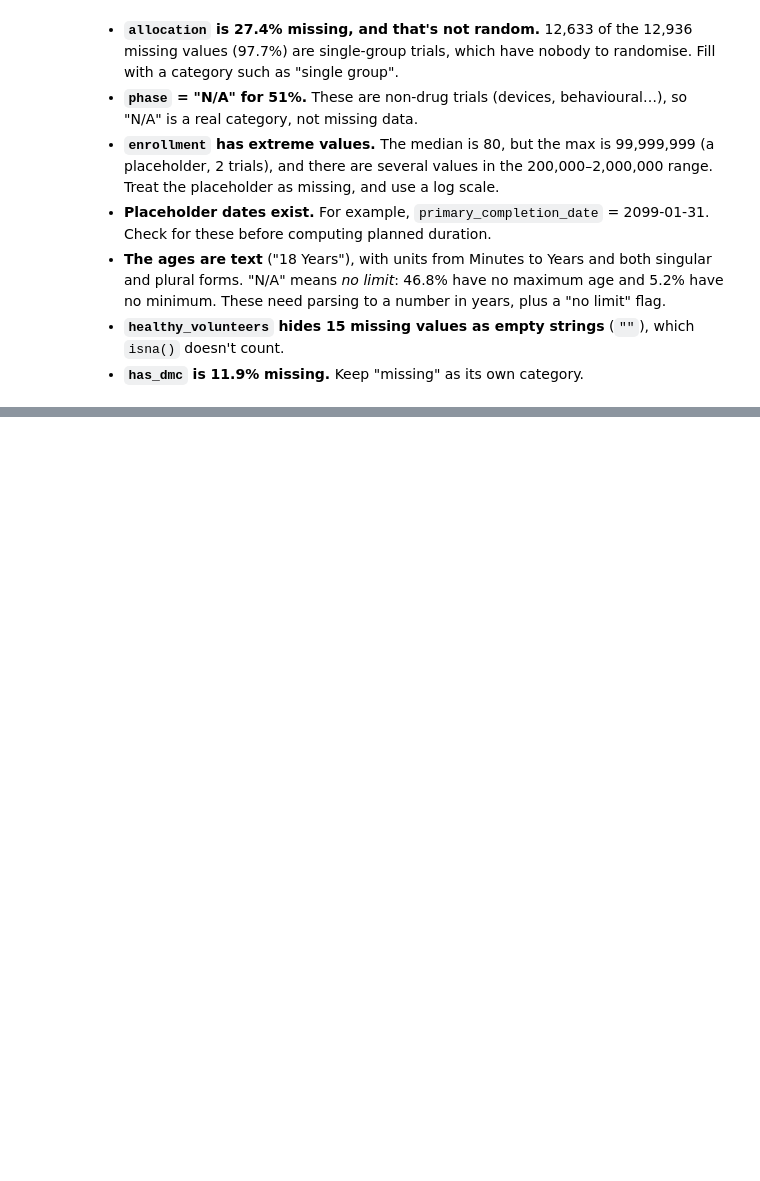
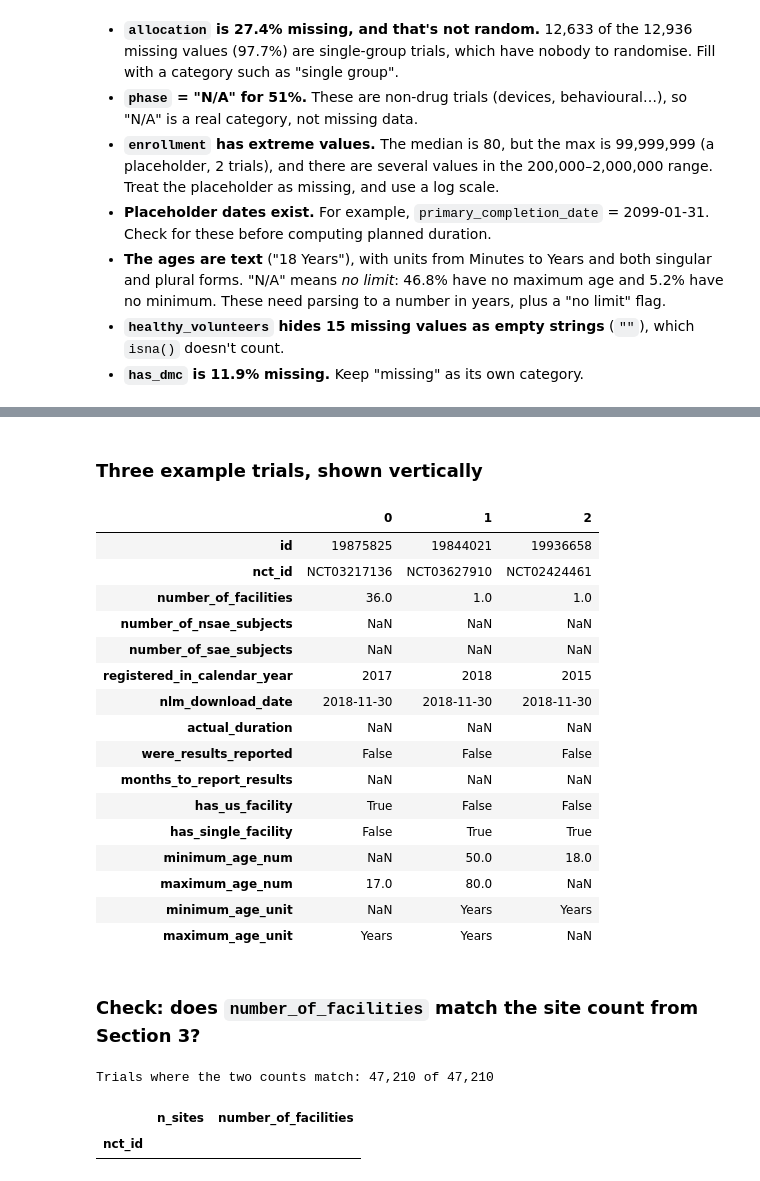
Before and after one commit to rayenlatrech/clinical-trial-termination, a Jupyter notebook: notebooks/02_feature_eda.ipynb, the cells around one changed output, grey strips where cells are left out. Saved outputs shown, nothing was run; the diff lists cells and outputs as text; code cells hidden in the pictures; blank space fills up the shorter version.

```diff
--- a/notebooks/02_feature_eda.ipynb
+++ b/notebooks/02_feature_eda.ipynb
@@ -265,0 +676,40 @@ Name: count, dtype: int64
+# %% [markdown]
+### Three example trials, shown vertically
+# %%
+display(calculated.head(3).T)
+# %% [output]
+|  | 0 | 1 | 2 |
+| id | 19875825 | 19844021 | 19936658 |
+| nct_id | NCT03217136 | NCT03627910 | NCT02424461 |
+| number_of_facilities | 36.0 | 1.0 | 1.0 |
+| number_of_nsae_subjects | NaN | NaN | NaN |
+| number_of_sae_subjects | NaN | NaN | NaN |
+| registered_in_calendar_year | 2017 | 2018 | 2015 |
+| nlm_download_date | 2018-11-30 | 2018-11-30 | 2018-11-30 |
+| actual_duration | NaN | NaN | NaN |
+| were_results_reported | False | False | False |
+| months_to_report_results | NaN | NaN | NaN |
+| has_us_facility | True | False | False |
+| has_single_facility | False | True | True |
+| minimum_age_num | NaN | 50.0 | 18.0 |
+| maximum_age_num | 17.0 | 80.0 | NaN |
+| minimum_age_unit | NaN | Years | Years |
+| maximum_age_unit | Years | Years | NaN |
+# %% [markdown]
+### Check: does `number_of_facilities` match the site count from Section 3?
+# %%
+if "number_of_facilities" in calculated.columns:
+    facility_check = pd.concat(
+        [sites_per_trial["n_sites"],
+         calculated.set_index("nct_id")["number_of_facilities"]],
+        axis=1,
+    )
+    # a trial missing from calculated_values has no count: treat it as 0 sites
+    facility_check["number_of_facilities"] = facility_check["number_of_facilities"].fillna(0)
+    matches = facility_check["n_sites"] == facility_check["number_of_facilities"]
+    print(f"Trials where the two counts match: {matches.sum():,} of {len(facility_check):,}")
+    display(facility_check[~matches].head(10))
+# %% [output]
+Trials where the two counts match: 47,210 of 47,210
+|  | n_sites | number_of_facilities |
+| nct_id |  |  |
```
Also changed, not shown: parts of 47 cells of this notebook, 3 other files.
